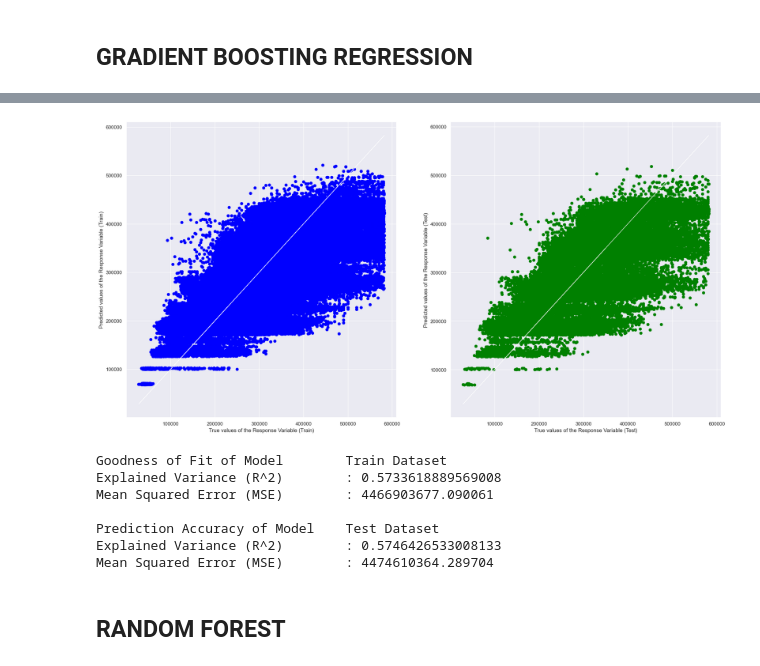
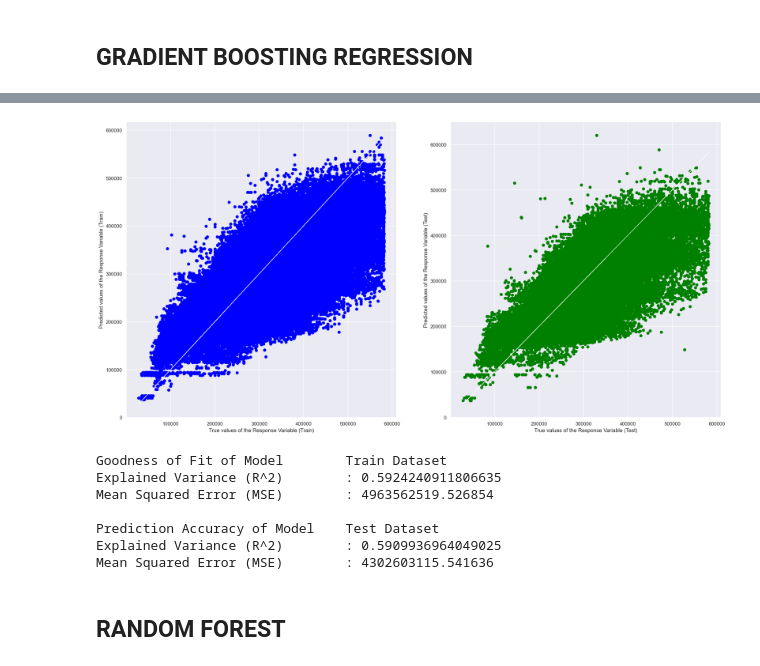
Before and after one commit to shunpingong/SC1015-Project, a Jupyter notebook: Gradient Boosting and Lasso Regression and Random Forest.ipynb, the cells around one changed output, grey strips where cells are left out. Drawn from its saved outputs; the diff is of its cells as text; code cells hidden in the pictures.

```diff
--- a/Gradient Boosting and Lasso Regression and Random Forest.ipynb
+++ b/Gradient Boosting and Lasso Regression and Random Forest.ipynb
@@ -296,27 +302,27 @@ AttributeError: 'Lasso' object has no attribute 'feature_importances_'
 # %%
 import matplotlib.pyplot as plt
 
 # Predict on training and test data
-y_train_pred = model.predict(X_train)
-y_test_pred = model.predict(X_test)
+y_train_pred = best_gbr.predict(X_train)
+y_test_pred = best_gbr.predict(X_test)
 
 # Plot the Predictions vs the True values
 f, axes = plt.subplots(1, 2, figsize=(24, 12))
 axes[0].scatter(y_train, y_train_pred, color = "blue")
 axes[0].plot(y_train, y_train, 'w-', linewidth = 1)
 axes[0].set_xlabel("True values of the Response Variable (Train)")
 axes[0].set_ylabel("Predicted values of the Response Variable (Train)")
 axes[1].scatter(y_test, y_test_pred, color = "green")
 axes[1].plot(y_test, y_test, 'w-', linewidth = 1)
 axes[1].set_xlabel("True values of the Response Variable (Test)")
 axes[1].set_ylabel("Predicted values of the Response Variable (Test)")
 plt.show()
 # %% [output]
-[figure, old version]
+[figure, new version]
 # %%
 # Check the Goodness of Fit (on Train Data)
 print("Goodness of Fit of Model \tTrain Dataset")
-print("Explained Variance (R^2) \t:", model.score(X_train, y_train))
+print("Explained Variance (R^2) \t:", best_gbr.score(X_train, y_train))
 print("Mean Squared Error (MSE) \t:", mean_squared_error(y_train, model.predict(X_train)))
 print()
 
@@ -327,11 +333,11 @@ print("Mean Squared Error (MSE) \t:", mse)
 print()
 # %% [output]
 Goodness of Fit of Model        Train Dataset
-Explained Variance (R^2)        : 0.5733618889569008
-Mean Squared Error (MSE)        : 4466903677.090061
+Explained Variance (R^2)        : 0.5924240911806635
+Mean Squared Error (MSE)        : 4963562519.526854
 
 Prediction Accuracy of Model    Test Dataset
-Explained Variance (R^2)        : 0.5746426533008133
-Mean Squared Error (MSE)        : 4474610364.289704
+Explained Variance (R^2)        : 0.5909936964049025
+Mean Squared Error (MSE)        : 4302603115.541636
 # %% [markdown]
 ## RANDOM FOREST
```
Also changed, not shown: parts of 10 cells of this notebook.
